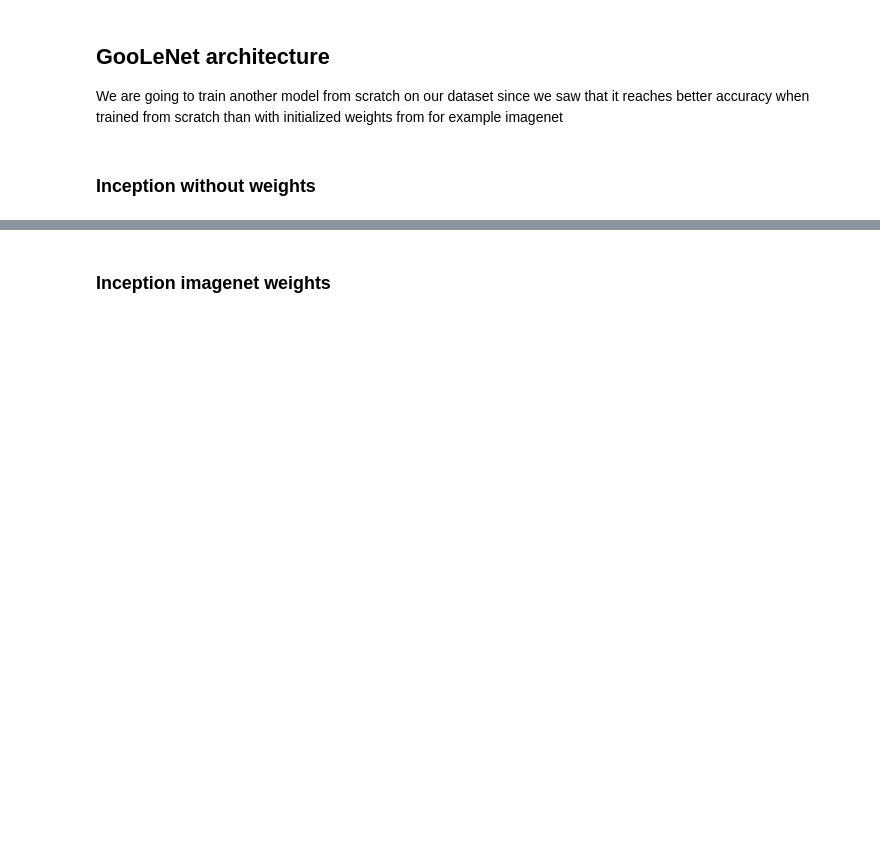
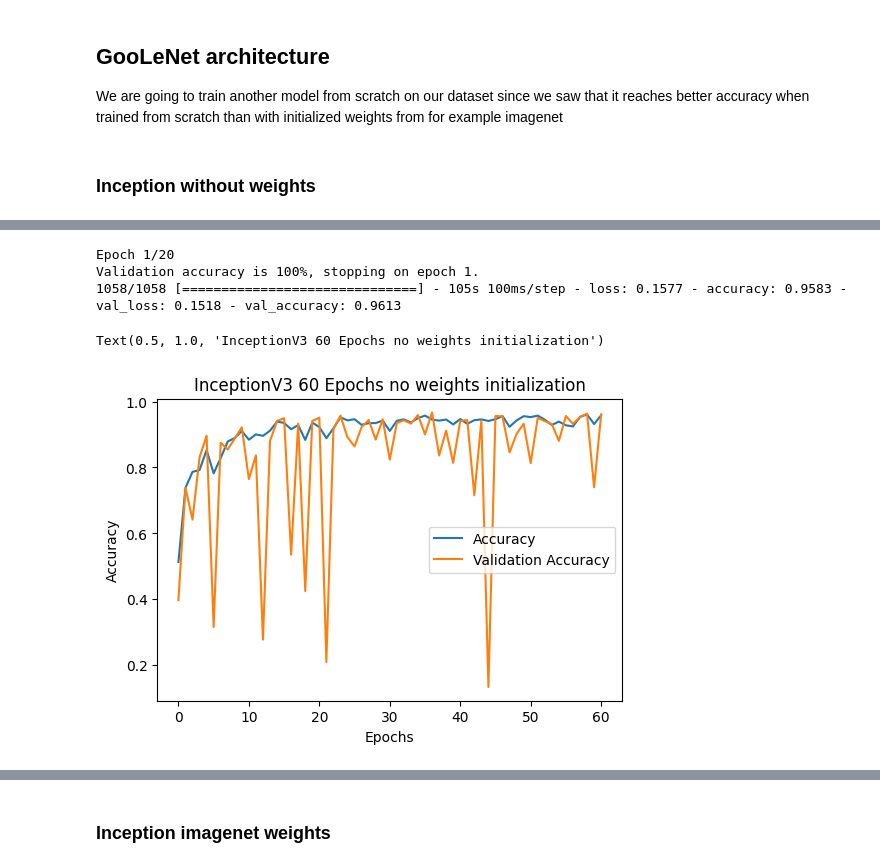
Before and after one commit to bartoszpiechnik25/tenorflow-projects, a Jupyter notebook: fruits_kaggle.ipynb, the cells around one changed output, grey strips where cells are left out. Saved outputs shown, nothing was run; the diff lists cells and outputs as text; code cells hidden in the pictures; blank space fills up the shorter version.

```diff
--- a/fruits_kaggle.ipynb
+++ b/fruits_kaggle.ipynb
@@ -330,19 +364,19 @@ inception_model = InceptionV3(include_top=False,
                               weights=None,
                               input_shape=(100, 100, 3))
 
-z = Flatten()(inception_model.get_layer('mixed10').output)
+z = Flatten()(inception_model.output)
 z = Dense(1024, activation='relu')(z)
 z = Dropout(0.5)(z)
 z = Dense(131, activation='softmax')(z)
 
 inception_vanila = Model(inception_model.input, z)
-inception_vanila.summary()
 
 inception_vanila.compile(optimizer='adam',
                         loss='categorical_crossentropy',
                         metrics=['accuracy'])
 
 history_inception_vanila = inception_vanila.fit(training_data,
-                                                epochs=20,
-                                                validation_data=validation_data)
+                                                epochs=40,
+                                                validation_data=validation_data,
+                                                callbacks=[callback, tensorboard_callback])
 # %% [output]
@@ -366,3 +399,0 @@ Epoch 20/20
-# %%
-plot_learning(history_inception_vanila, 'loss', 'val_loss', xtitle='Num Epochs', ytitle='Loss', plot_title='Loss Learning Curve', label_1='Training Loss', label_2='Validation Loss')
-plot_learning(history_inception_vanila, 'accuracy', 'val_accuracy', 'Num Epochs', 'Accuracy', plot_title='Accuracy Learning Curve', label_1='Training Accuracy', label_2='Validation Accuracy')
@@ -374,6 +400,6 @@ Training with inception model was pretty "shakey", to get best performance we co
 # %%
-#Confusing name, my mistake, it is still vanila model trained further.
-history_inception_imagenet = inception_vanila.fit(training_data,
+history_inception_vanila_v2 = inception_vanila.fit(training_data,
                                                 epochs=20,
-                                                validation_data=validation_data)
+                                                validation_data=validation_data,
+                                                callbacks=[callback])
 # %% [output]
@@ -397,3 +423,26 @@ Epoch 20/20
+# %%
+history_inception_vanila_v3 = inception_vanila.fit(training_data,
+                                                epochs=20,
+                                                validation_data=validation_data,
+                                                callbacks=[callback])
+# %% [output]
+Epoch 1/20
+Validation accuracy is 100%, stopping on epoch 1.
+1058/1058 [==============================] - 105s 100ms/step - loss: 0.1577 - accuracy: 0.9583 - val_loss: 0.1518 - val_accuracy: 0.9613
+# %%
+acc_inc_hist = history_inception_vanila.history['accuracy'] + history_inception_vanila_v2.history['accuracy'] + history_inception_vanila_v3.history['accuracy']
+val_inc_hist = history_inception_vanila.history['val_accuracy'] + history_inception_vanila_v2.history['val_accuracy'] + history_inception_vanila_v3.history['val_accuracy']
+
+plt.figure(dpi=100)
+plt.plot(acc_inc_hist, label='Accuracy')
+plt.plot(val_inc_hist, label='Validation Accuracy')
+plt.legend()
+plt.xlabel('Epochs')
+plt.ylabel('Accuracy')
+plt.title('InceptionV3 60 Epochs no weights initialization')
+# %% [output]
+Text(0.5, 1.0, 'InceptionV3 60 Epochs no weights initialization')
+[figure, added]
 # %%
 inception_vanila.evaluate(test_data)
 # %% [output]
```
Also changed, not shown: parts of 14 cells of this notebook, 1 other file.
